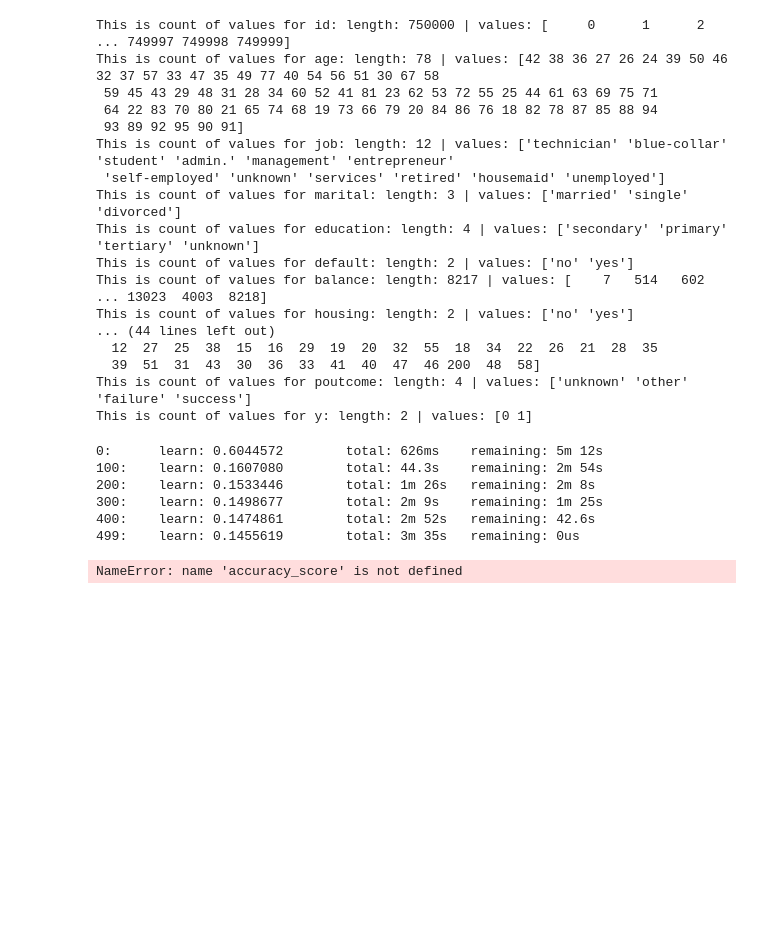
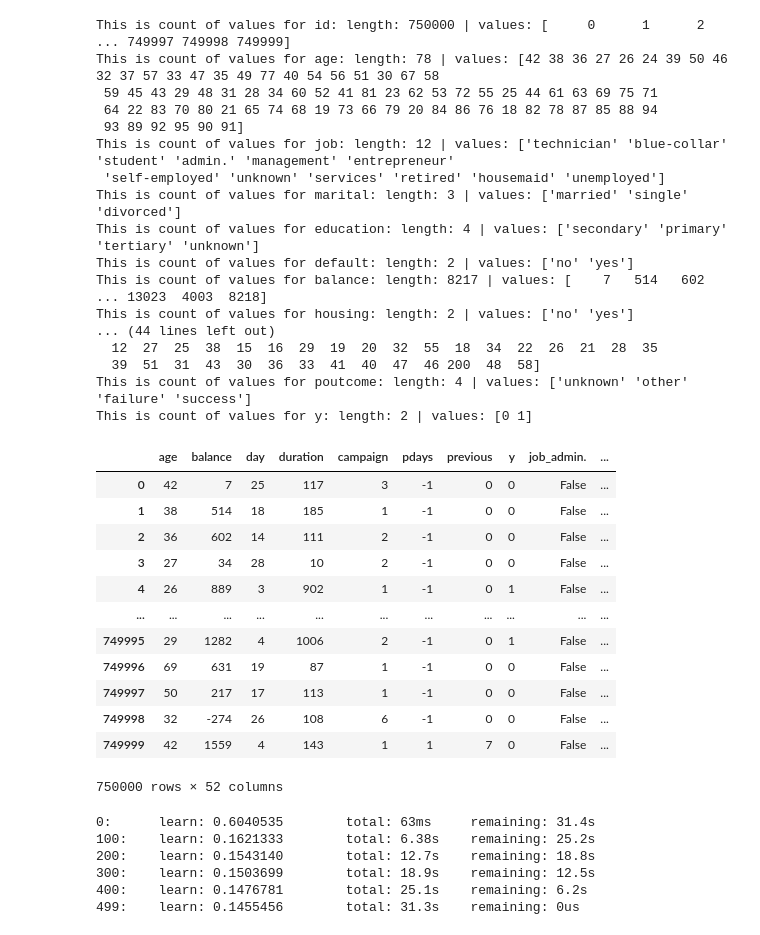
Before and after one commit to mahdiiafshari/kaggle-datasets, a Jupyter notebook: Binary Classification with a Bank Dataset/Binary Classification with a Bank Dataset.ipynb, the cells around one changed output. Saved outputs shown, nothing was run; the diff lists cells and outputs as text; code cells hidden in the pictures; blank space fills up the shorter version.

```diff
--- a/Binary Classification with a Bank Dataset/Binary Classification with a Bank Dataset.ipynb
+++ b/Binary Classification with a Bank Dataset/Binary Classification with a Bank Dataset.ipynb
@@ -108,3 +108,13 @@ This is count of values for housing: length: 2 | values: ['no' 'yes']
   39  51  31  43  30  36  33  41  40  47  46 200  48  58]
 This is count of values for poutcome: length: 4 | values: ['unknown' 'other' 'failure' 'success']
 This is count of values for y: length: 2 | values: [0 1]
+# %%
+def one_hot_encode_all(df: pd.DataFrame):
+    # Select only categorical/object columns
+    cat_cols = df.select_dtypes(include=['object', 'category']).columns
+
+    # Perform one-hot encoding for all categorical columns
+    df_encoded = pd.get_dummies(df, columns=cat_cols, drop_first=False)
+    df_encoded = df_encoded.drop("id" , axis=1)
+
+    return df_encoded
@@ -111,3 +123,19 @@ This is count of values for y: length: 2 | values: [0 1]
+# %%
+data
+# %% [output]
+|  | age | balance | day | duration | campaign | pdays | previous | y | job_admin. | ... |
+| 0 | 42 | 7 | 25 | 117 | 3 | -1 | 0 | 0 | False | ... |
+| 1 | 38 | 514 | 18 | 185 | 1 | -1 | 0 | 0 | False | ... |
+| 2 | 36 | 602 | 14 | 111 | 2 | -1 | 0 | 0 | False | ... |
+| 3 | 27 | 34 | 28 | 10 | 2 | -1 | 0 | 0 | False | ... |
+| 4 | 26 | 889 | 3 | 902 | 1 | -1 | 0 | 1 | False | ... |
+| ... | ... | ... | ... | ... | ... | ... | ... | ... | ... | ... |
+| 749995 | 29 | 1282 | 4 | 1006 | 2 | -1 | 0 | 1 | False | ... |
+| 749996 | 69 | 631 | 19 | 87 | 1 | -1 | 0 | 0 | False | ... |
+| 749997 | 50 | 217 | 17 | 113 | 1 | -1 | 0 | 0 | False | ... |
+| 749998 | 32 | -274 | 26 | 108 | 6 | -1 | 0 | 0 | False | ... |
+| 749999 | 42 | 1559 | 4 | 143 | 1 | 1 | 7 | 0 | False | ... |
+750000 rows × 52 columns
 # %%
 x = data.drop("y" ,axis=1)
 y = data["y"]
@@ -130,18 +157,16 @@ model = CatBoostClassifier(
 # %%
 # Train
 
-
-model.fit(x_train, y_train, cat_features=cat_feature)
+model.fit(x_train, y_train)
 
 # Predict
 y_pred = model.predict(x_test)
 
 # Evaluate
 # %% [output]
-0:      learn: 0.6044572        total: 626ms    remaining: 5m 12s
-100:    learn: 0.1607080        total: 44.3s    remaining: 2m 54s
-200:    learn: 0.1533446        total: 1m 26s   remaining: 2m 8s
-300:    learn: 0.1498677        total: 2m 9s    remaining: 1m 25s
-400:    learn: 0.1474861        total: 2m 52s   remaining: 42.6s
-499:    learn: 0.1455619        total: 3m 35s   remaining: 0us
+0:      learn: 0.6040535        total: 63ms     remaining: 31.4s
+100:    learn: 0.1621333        total: 6.38s    remaining: 25.2s
+200:    learn: 0.1543140        total: 12.7s    remaining: 18.8s
+300:    learn: 0.1503699        total: 18.9s    remaining: 12.5s
+400:    learn: 0.1476781        total: 25.1s    remaining: 6.2s
+499:    learn: 0.1455456        total: 31.3s    remaining: 0us
-NameError: name 'accuracy_score' is not defined
```
Also changed, not shown: parts of 8 cells of this notebook, 1 other file.
